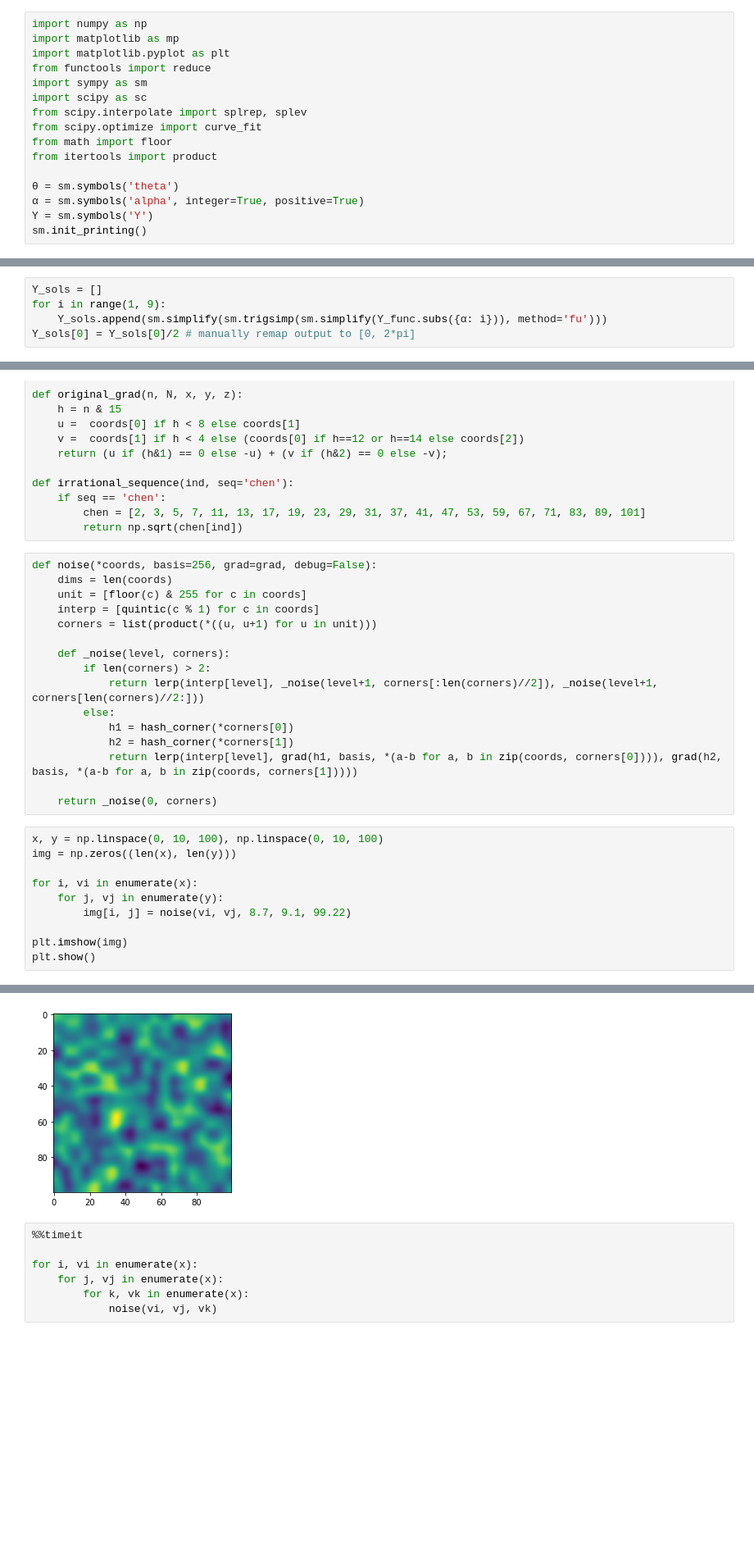
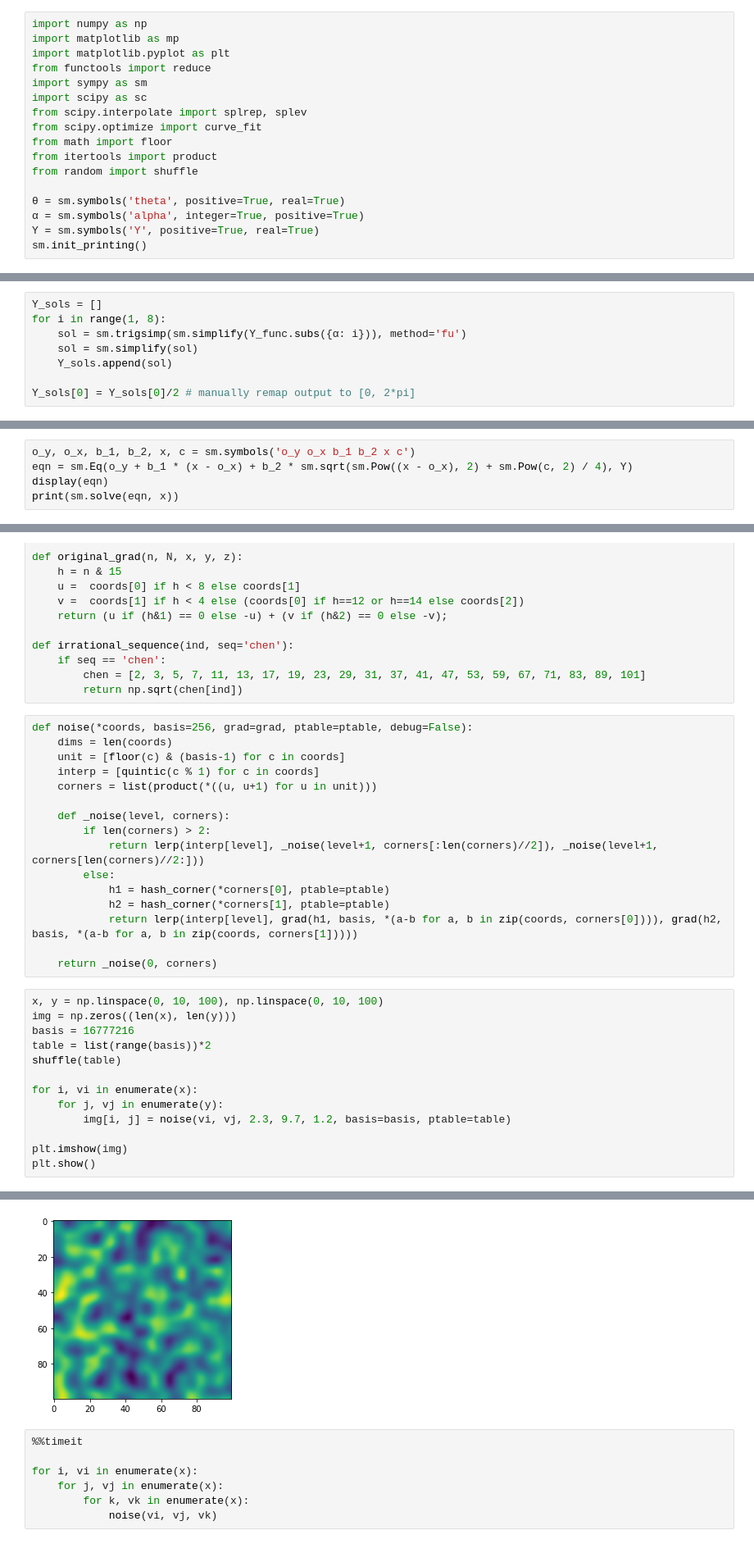
Before and after one commit to Kxnr/Noise, a Jupyter notebook: noise_mapping_test.ipynb, the cells around one changed output, grey strips where cells are left out. Shown at 82% size. Drawn from its saved outputs; the diff is of its cells as text; blank space fills up the shorter version.

```diff
--- a/noise_mapping_test.ipynb
+++ b/noise_mapping_test.ipynb
@@ -9,8 +9,9 @@ from scipy.interpolate import splrep, splev
 from scipy.optimize import curve_fit
 from math import floor
 from itertools import product
+from random import shuffle
 
-θ = sm.symbols('theta')
+θ = sm.symbols('theta', positive=True, real=True)
 α = sm.symbols('alpha', integer=True, positive=True)
-Y = sm.symbols('Y')
+Y = sm.symbols('Y', positive=True, real=True)
 sm.init_printing()
@@ -23,6 +31,9 @@ rho_func = (1/sm.sqrt(sm.pi))*(sm.gamma((α + 1) / 2) / sm.gamma(α / 2))*sm.Pow
 Y_func = sm.integrate(rho_func, (θ, 0, θ))
 # %%
 Y_sols = []
-for i in range(1, 9):
-    Y_sols.append(sm.simplify(sm.trigsimp(sm.simplify(Y_func.subs({α: i})), method='fu')))
+for i in range(1, 8):
+    sol = sm.trigsimp(sm.simplify(Y_func.subs({α: i})), method='fu')
+    sol = sm.simplify(sol)
+    Y_sols.append(sol)
+
 Y_sols[0] = Y_sols[0]/2 # manually remap output to [0, 2*pi]
@@ -32,0 +94,5 @@ Y_sols
+# %%
+o_y, o_x, b_1, b_2, x, c = sm.symbols('o_y o_x b_1 b_2 x c')
+eqn = sm.Eq(o_y + b_1 * (x - o_x) + b_2 * sm.sqrt(sm.Pow((x - o_x), 2) + sm.Pow(c, 2) / 4), Y)
+display(eqn)
+print(sm.solve(eqn, x))
@@ -157,9 +309,9 @@ def irrational_sequence(ind, seq='chen'):
         chen = [2, 3, 5, 7, 11, 13, 17, 19, 23, 29, 31, 37, 41, 47, 53, 59, 67, 71, 83, 89, 101]
         return np.sqrt(chen[ind])
 # %%
-def noise(*coords, basis=256, grad=grad, debug=False):
+def noise(*coords, basis=256, grad=grad, ptable=ptable, debug=False):
     dims = len(coords)
-    unit = [floor(c) & 255 for c in coords]
+    unit = [floor(c) & (basis-1) for c in coords]
     interp = [quintic(c % 1) for c in coords]
     corners = list(product(*((u, u+1) for u in unit)))
 
@@ -167,18 +319,21 @@ def noise(*coords, basis=256, grad=grad, debug=False):
         if len(corners) > 2:
             return lerp(interp[level], _noise(level+1, corners[:len(corners)//2]), _noise(level+1, corners[len(corners)//2:]))
         else:
-            h1 = hash_corner(*corners[0])
-            h2 = hash_corner(*corners[1])
+            h1 = hash_corner(*corners[0], ptable=ptable)
+            h2 = hash_corner(*corners[1], ptable=ptable)
             return lerp(interp[level], grad(h1, basis, *(a-b for a, b in zip(coords, corners[0]))), grad(h2, basis, *(a-b for a, b in zip(coords, corners[1]))))
 
     return _noise(0, corners)
 # %%
 x, y = np.linspace(0, 10, 100), np.linspace(0, 10, 100)
 img = np.zeros((len(x), len(y)))
+basis = 16777216
+table = list(range(basis))*2
+shuffle(table)
 
 for i, vi in enumerate(x):
     for j, vj in enumerate(y):
-        img[i, j] = noise(vi, vj, 8.7, 9.1, 99.22)
+        img[i, j] = noise(vi, vj, 2.3, 9.7, 1.2, basis=basis, ptable=table)
 
 plt.imshow(img)
 plt.show()
@@ -187,4 +341,4 @@ plt.show()
-[figure, old version]
+[figure, new version]
 # %%
 %%timeit
 
```
Also changed, not shown: parts of 16 cells of this notebook.
